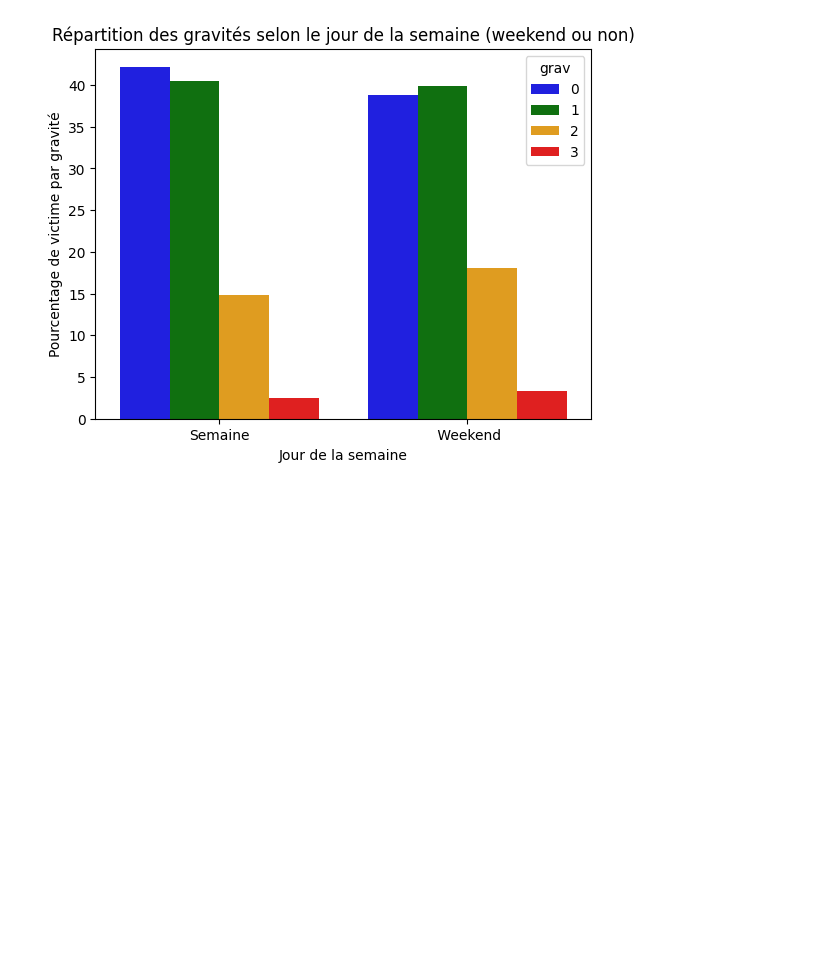
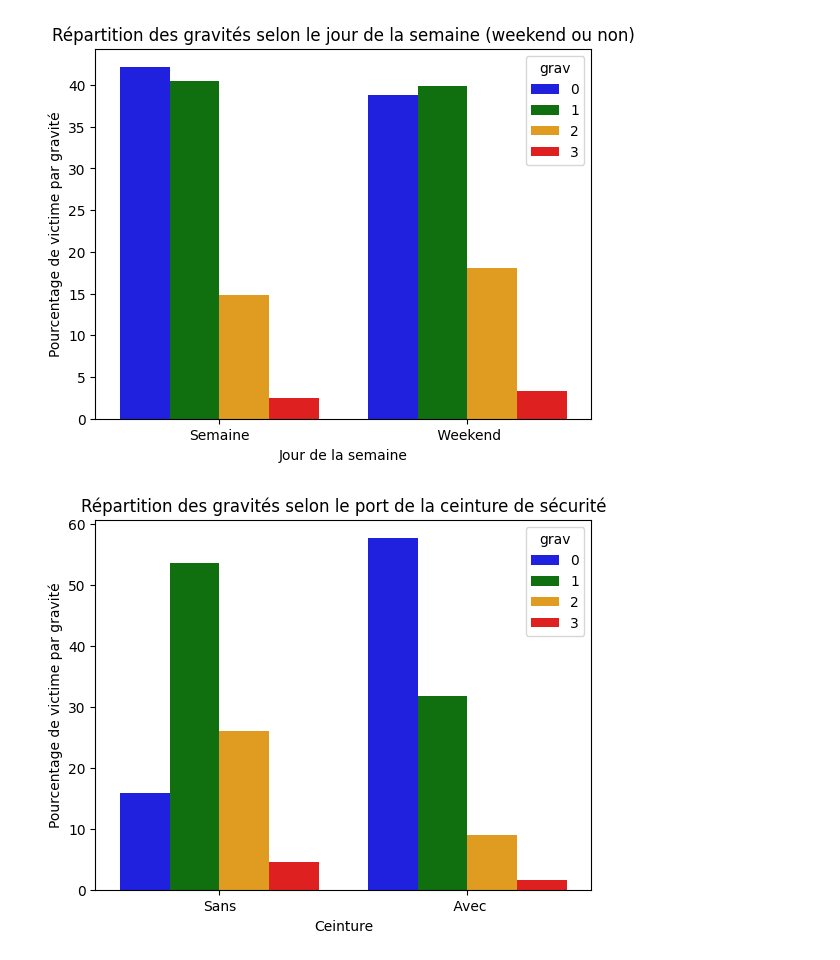
Before and after one commit to karatruc/Streamlit, a Jupyter notebook: Notebooks/Preprocessing/1.Preprocessing.ipynb, the cells around one changed output. Saved outputs shown, nothing was run; the diff lists cells and outputs as text; code cells hidden in the pictures; blank space fills up the shorter version.

```diff
--- a/Notebooks/Preprocessing/1.Preprocessing.ipynb
+++ b/Notebooks/Preprocessing/1.Preprocessing.ipynb
@@ -66,7 +65,7 @@ df = df.replace({
 # %%
 #secu  : un champ binaire par équipement
 for i in range(1,10) :
-    df['secu_'+str(i)] = ((df['secu1']==i) | (df['secu2']==i) | (df['secu3']==i))*1
+    df['secu_'+str(i)] = ((df['secu1']==str(i)) | (df['secu2']==str(i)) | (df['secu3']==str(i)))*1
 
 df = df.drop(['secu1','secu2','secu3'], axis = 1)
 # %%
@@ -261,6 +260,18 @@ plt.title('Répartition des gravités selon le jour de la semaine (weekend ou no
 plt.xticks(ticks = [0,1],labels = ['Semaine',' Weekend']);
 # %% [output]
 [figure]
+# %%
+df_secu = (df.groupby(['secu_1','grav']).size()*100 / df.groupby('secu_1').size()).reset_index(name='percent')
+
+sns.color_palette("Paired")
+palette = ['blue','green', 'orange','red']
+sns.barplot(data = df_secu, x='secu_1', y='percent', hue='grav', palette = palette)
+plt.xlabel('Ceinture')
+plt.ylabel('Pourcentage de victime par gravité')
+plt.title('Répartition des gravités selon le port de la ceinture de sécurité');
+plt.xticks(ticks = [0,1],labels = ['Sans',' Avec']);
+# %% [output]
+[figure, added]
 # %%
 #sauvegarde du fichier
 df.to_csv('{}/accidents.zip'.format(data_path), index = False, compression=dict(method='zip', archive_name='accidents.csv'))
```
Also changed, not shown: parts of 1 cell of this notebook.
